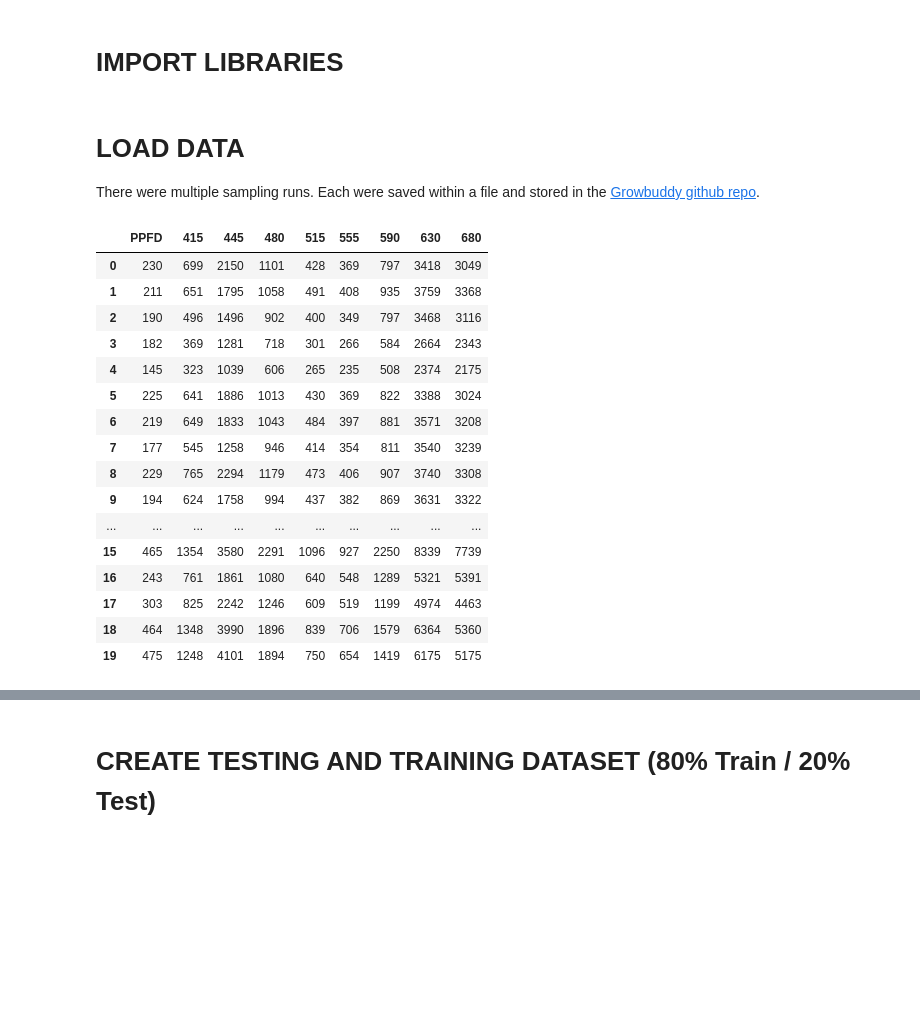
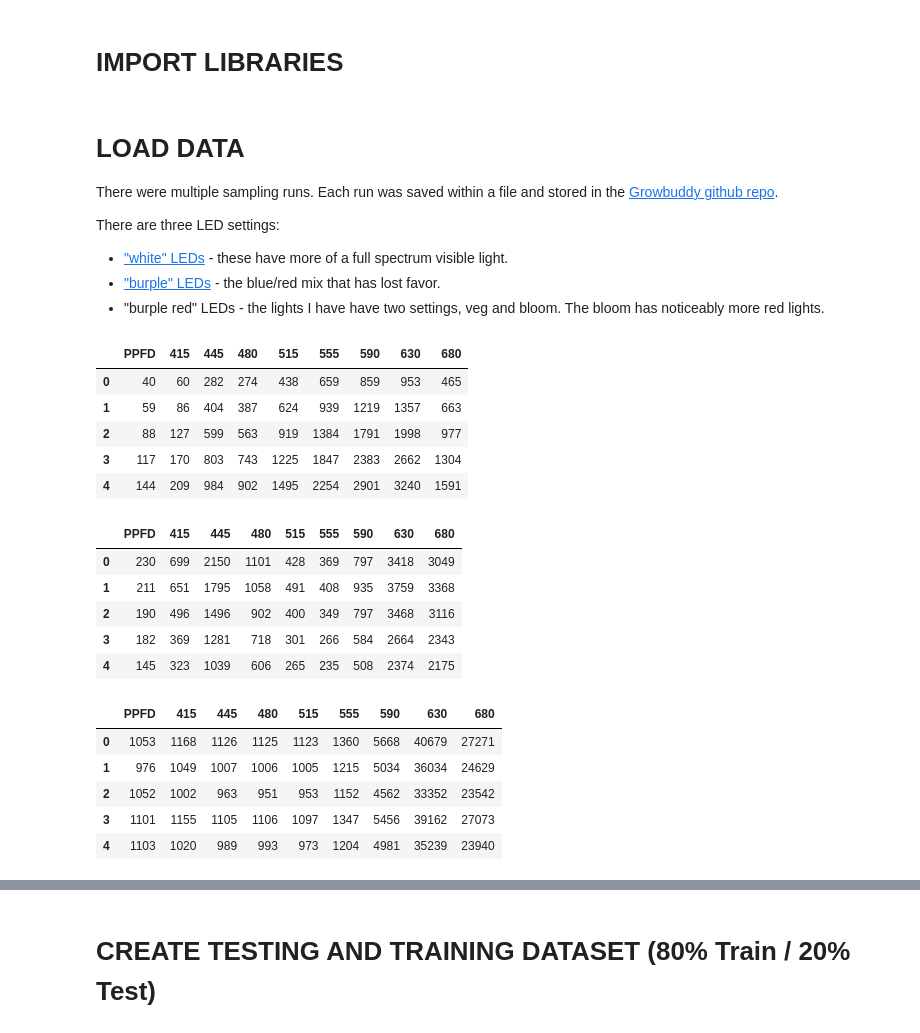
Before and after one commit to solarslurpi/OG-GrowBuddy, a Jupyter notebook: notebooks/PAR_Buddy_mlr.ipynb, the cells around one changed output, grey strips where cells are left out. Cells and saved outputs as stored; diff of their text form; code cells hidden in the pictures; blank space fills up the shorter version.

```diff
--- a/notebooks/PAR_Buddy_mlr.ipynb
+++ b/notebooks/PAR_Buddy_mlr.ipynb
@@ -56,26 +56,51 @@ import matplotlib.pyplot as plt
 import seaborn as sns
 # %% [markdown]
 # LOAD DATA
-There were multiple sampling runs.  Each were saved within a file and stored in the [Growbuddy github repo](https://github.com/solarslurpi/GrowBuddy/tree/main/data).
+There were multiple sampling runs.  Each run was saved within a file and stored in the [Growbuddy github repo](https://github.com/solarslurpi/GrowBuddy/tree/main/data).
+
+There are three LED settings:
+- ["white" LEDs](https://amzn.to/3uKqPy5) - these have more of a full spectrum visible light.
+- ["burple" LEDs](https://amzn.to/3sBnTRR) - the blue/red mix that has lost favor.
+- "burple red" LEDs - the lights I have have two settings, veg and bloom.  The bloom has noticeably more red lights.
+# %%
+# Load readings from "white" LEDs
+url = 'https://raw.githubusercontent.com/solarslurpi/GrowBuddy/main/data/as7341_white_02052022.csv'
+readings_white1 = pd.read_csv(url)
+url = 'https://raw.githubusercontent.com/solarslurpi/GrowBuddy/main/data/white_02092022.csv'
+readings_white2 = pd.read_csv(url)
+readings_white = pd.concat([readings_white1,readings_white2],sort=False,ignore_index=True)
+readings_white.head()
+# %% [output]
+|  | PPFD | 415 | 445 | 480 | 515 | 555 | 590 | 630 | 680 |
+| 0 | 40 | 60 | 282 | 274 | 438 | 659 | 859 | 953 | 465 |
+| 1 | 59 | 86 | 404 | 387 | 624 | 939 | 1219 | 1357 | 663 |
+| 2 | 88 | 127 | 599 | 563 | 919 | 1384 | 1791 | 1998 | 977 |
+| 3 | 117 | 170 | 803 | 743 | 1225 | 1847 | 2383 | 2662 | 1304 |
+| 4 | 144 | 209 | 984 | 902 | 1495 | 2254 | 2901 | 3240 | 1591 |
+# %%
+# Load readings from "burple" veg mode LEDs
+url = 'https://raw.githubusercontent.com/solarslurpi/GrowBuddy/main/data/burple_02072022.csv'
+readings_burple1 = pd.read_csv(url)
+url = 'https://raw.githubusercontent.com/solarslurpi/GrowBuddy/main/data/burple_02112022.csv'
+readings_burple2 = pd.read_csv(url)
+readings_burple = pd.concat([readings_burple1,readings_burple2],sort=False,ignore_index=True)
+readings_burple.head()
+# %% [output]
+|  | PPFD | 415 | 445 | 480 | 515 | 555 | 590 | 630 | 680 |
+| 0 | 230 | 699 | 2150 | 1101 | 428 | 369 | 797 | 3418 | 3049 |
+| 1 | 211 | 651 | 1795 | 1058 | 491 | 408 | 935 | 3759 | 3368 |
+| 2 | 190 | 496 | 1496 | 902 | 400 | 349 | 797 | 3468 | 3116 |
+| 3 | 182 | 369 | 1281 | 718 | 301 | 266 | 584 | 2664 | 2343 |
+| 4 | 145 | 323 | 1039 | 606 | 265 | 235 | 508 | 2374 | 2175 |
 # %%
-url = 'https://raw.githubusercontent.com/solarslurpi/GrowBuddy/main/data/burple_02072022.csv'
-readings_burple = pd.read_csv(url)
-readings_burple
+# Load readings from "burple_red" flower mode LEDs
+url = 'https://raw.githubusercontent.com/solarslurpi/GrowBuddy/main/data/burple_red_02132022.csv'
+readings_burple_red = pd.read_csv(url)
+readings_burple_red.head()
 # %% [output]
 |  | PPFD | 415 | 445 | 480 | 515 | 555 | 590 | 630 | 680 |
-| 0 | 230 | 699 | 2150 | 1101 | 428 | 369 | 797 | 3418 | 3049 |
-| 1 | 211 | 651 | 1795 | 1058 | 491 | 408 | 935 | 3759 | 3368 |
-| 2 | 190 | 496 | 1496 | 902 | 400 | 349 | 797 | 3468 | 3116 |
-| 3 | 182 | 369 | 1281 | 718 | 301 | 266 | 584 | 2664 | 2343 |
-| 4 | 145 | 323 | 1039 | 606 | 265 | 235 | 508 | 2374 | 2175 |
-| 5 | 225 | 641 | 1886 | 1013 | 430 | 369 | 822 | 3388 | 3024 |
-| 6 | 219 | 649 | 1833 | 1043 | 484 | 397 | 881 | 3571 | 3208 |
-| 7 | 177 | 545 | 1258 | 946 | 414 | 354 | 811 | 3540 | 3239 |
-| 8 | 229 | 765 | 2294 | 1179 | 473 | 406 | 907 | 3740 | 3308 |
-| 9 | 194 | 624 | 1758 | 994 | 437 | 382 | 869 | 3631 | 3322 |
-| ... | ... | ... | ... | ... | ... | ... | ... | ... | ... |
-| 15 | 465 | 1354 | 3580 | 2291 | 1096 | 927 | 2250 | 8339 | 7739 |
-| 16 | 243 | 761 | 1861 | 1080 | 640 | 548 | 1289 | 5321 | 5391 |
-| 17 | 303 | 825 | 2242 | 1246 | 609 | 519 | 1199 | 4974 | 4463 |
-| 18 | 464 | 1348 | 3990 | 1896 | 839 | 706 | 1579 | 6364 | 5360 |
-| 19 | 475 | 1248 | 4101 | 1894 | 750 | 654 | 1419 | 6175 | 5175 |
+| 0 | 1053 | 1168 | 1126 | 1125 | 1123 | 1360 | 5668 | 40679 | 27271 |
+| 1 | 976 | 1049 | 1007 | 1006 | 1005 | 1215 | 5034 | 36034 | 24629 |
+| 2 | 1052 | 1002 | 963 | 951 | 953 | 1152 | 4562 | 33352 | 23542 |
+| 3 | 1101 | 1155 | 1105 | 1106 | 1097 | 1347 | 5456 | 39162 | 27073 |
+| 4 | 1103 | 1020 | 989 | 993 | 973 | 1204 | 4981 | 35239 | 23940 |
```
Also changed, not shown: parts of 34 cells of this notebook.
